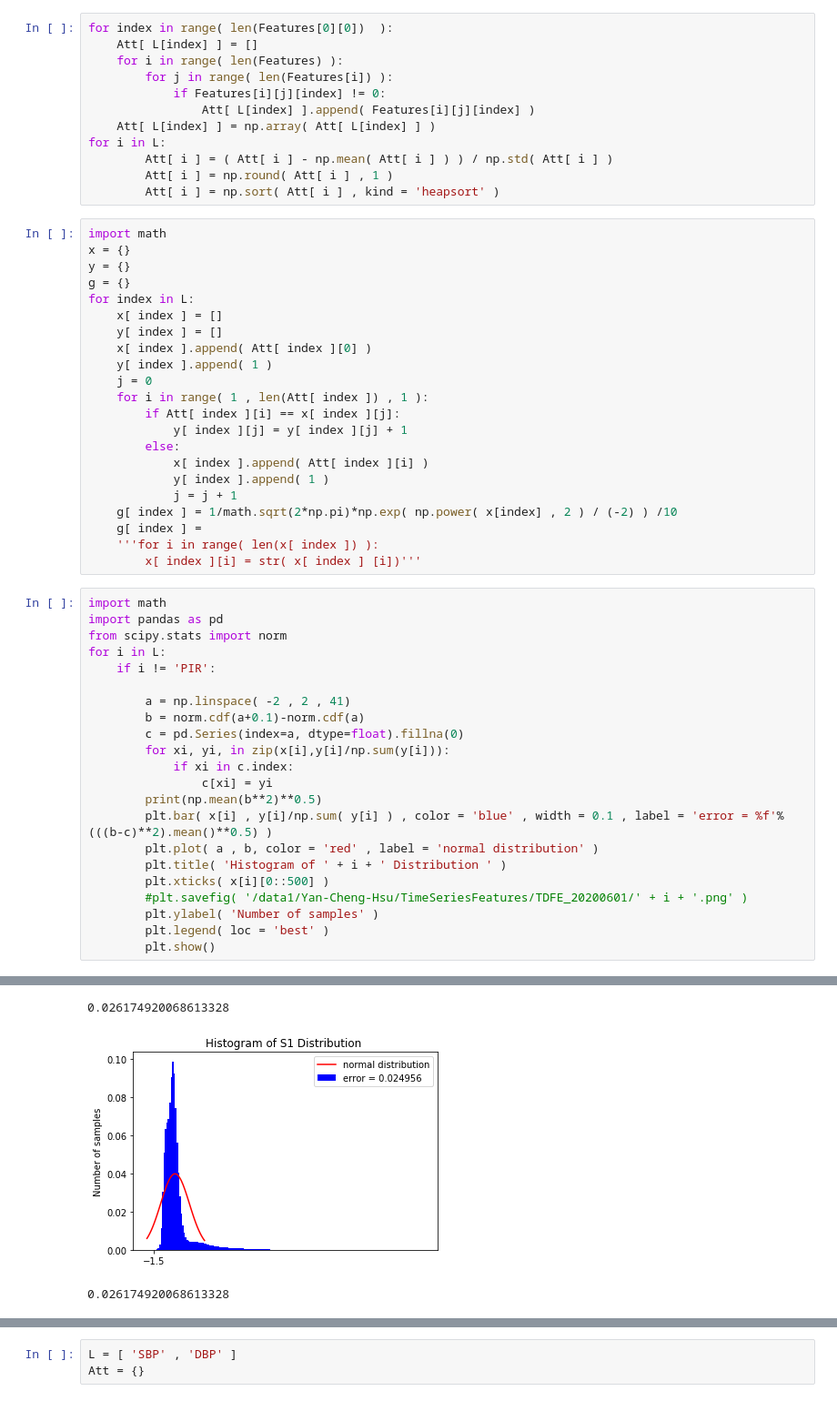
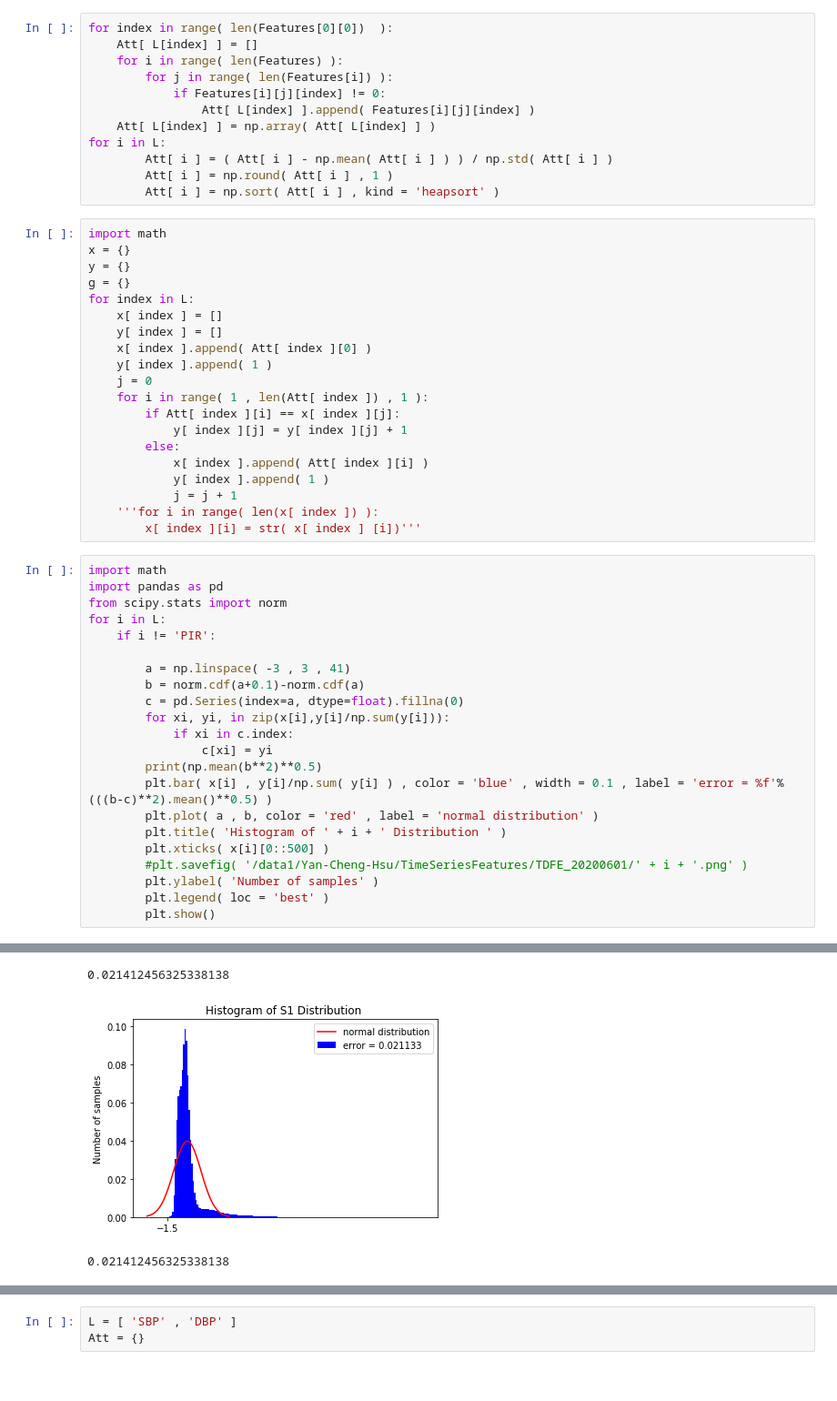
Before and after one commit to Yan-Cheng-Hsu/Blood-Pressure-Estimation-Model, a Jupyter notebook: PPG_Preprocessing/FeatureExtraction_32features.ipynb, the cells around one changed output, grey strips where cells are left out. Shown: that part at 91% size. Saved outputs shown, nothing was run; the diff lists cells and outputs as text.

```diff
--- a/PPG_Preprocessing/FeatureExtraction_32features.ipynb
+++ b/PPG_Preprocessing/FeatureExtraction_32features.ipynb
@@ -360,8 +360,6 @@ for index in L:
             x[ index ].append( Att[ index ][i] )
             y[ index ].append( 1 )
             j = j + 1
-    g[ index ] = 1/math.sqrt(2*np.pi)*np.exp( np.power( x[index] , 2 ) / (-2) ) /10
-    g[ index ] =
     '''for i in range( len(x[ index ]) ):
         x[ index ][i] = str( x[ index ] [i])'''
 # %%
@@ -371,7 +369,7 @@ from scipy.stats import norm
 for i in L:
     if i != 'PIR':
 
-        a = np.linspace( -2 , 2 , 41)
+        a = np.linspace( -3 , 3 , 41)
         b = norm.cdf(a+0.1)-norm.cdf(a)
         c = pd.Series(index=a, dtype=float).fillna(0)
         for xi, yi, in zip(x[i],y[i]/np.sum(y[i])):
@@ -396,3 +394,3 @@ for i in L:
-0.026174920068613328
+0.021412456325338138
-[figure, old version]
+[figure, new version]
-0.026174920068613328
+0.021412456325338138
```
Also changed, not shown: parts of 2 cells of this notebook.
